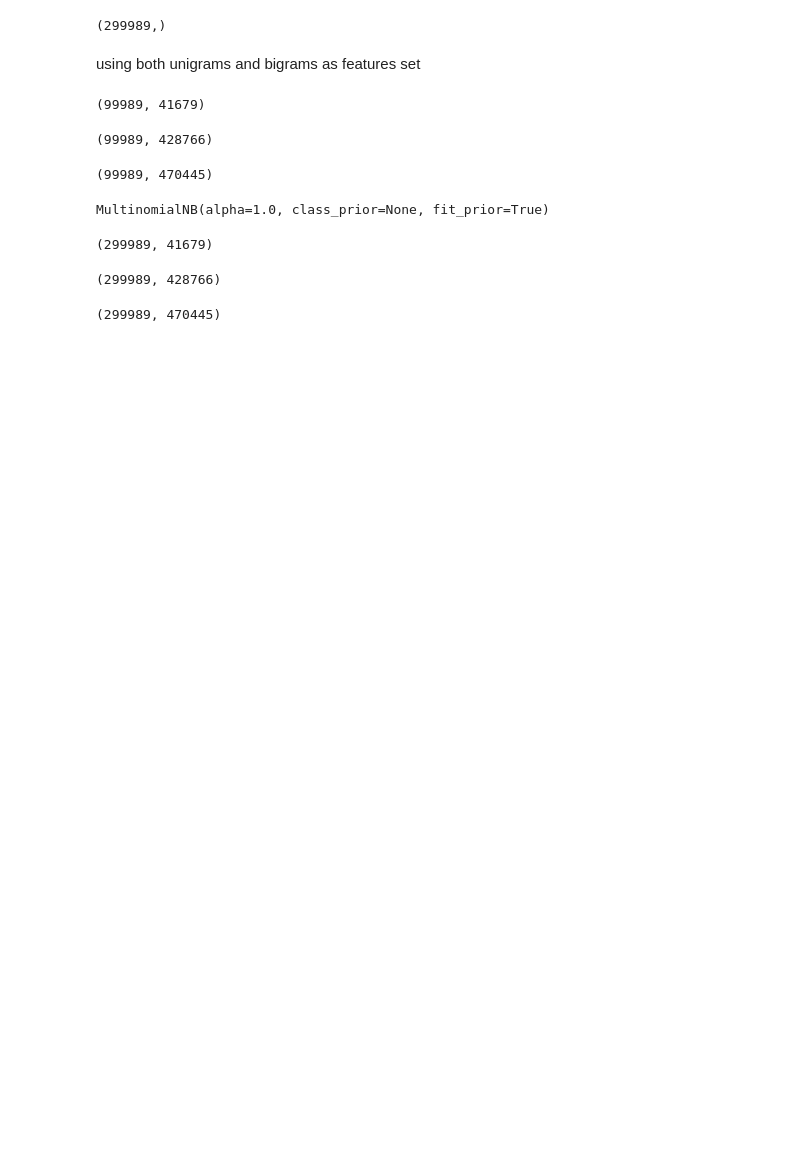
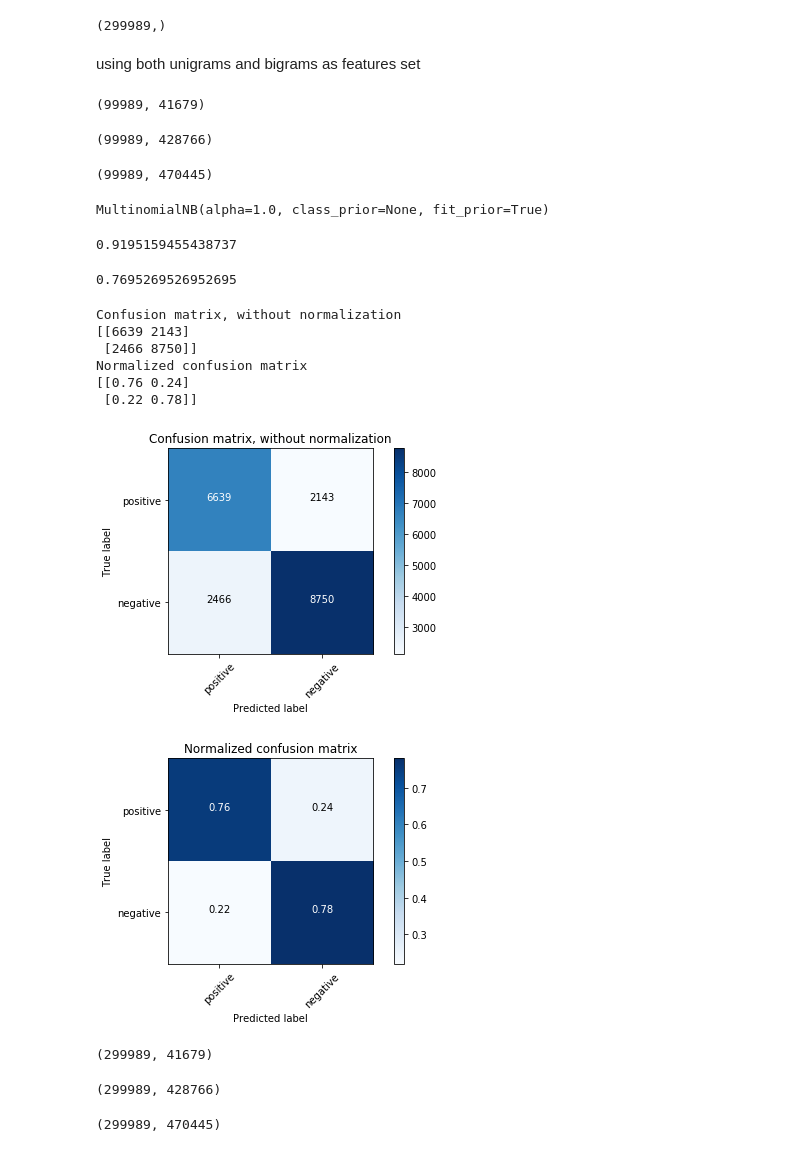
Before and after one commit to adibyte95/Twittter-sentiment-analysis, a Jupyter notebook: program_NBClassifier.ipynb, the cells around one changed output. Cells and saved outputs as stored; diff of their text form; code cells hidden in the pictures; blank space fills up the shorter version.

```diff
--- a/program_NBClassifier.ipynb
+++ b/program_NBClassifier.ipynb
@@ -278,11 +255,50 @@ X_combined.shape
 # %%
 train_data = pd.read_csv('data/train.csv', encoding = 'ISO-8859-1')
 y = train_data['Sentiment']
+# %%
+from sklearn.model_selection import train_test_split
+X_train, X_test, y_train ,y_test = train_test_split(X_combined,y,train_size = .8 , test_size = .2 , random_state = 0)
 # %%
 clf = MultinomialNB()
-clf.fit(X_combined, y)
+clf.fit(X_train, y_train)
 # %% [output]
 MultinomialNB(alpha=1.0, class_prior=None, fit_prior=True)
+# %%
+# training score
+clf.score(X_train,y_train)
+# %% [output]
+0.9195159455438737
+# %%
+y_pred = clf.predict(X_test)
+# testing score
+clf.score(X_test, y_test)
+# %% [output]
+0.7695269526952695
+# %%
+# Compute confusion matrix
+cnf_matrix = confusion_matrix(y_test, y_pred)
+np.set_printoptions(precision=2)
+
+# Plot non-normalized confusion matrix
+plt.figure()
+plot_confusion_matrix(cnf_matrix, classes=["positive", "negative"],
+                      title='Confusion matrix, without normalization')
+
+# Plot normalized confusion matrix
+plt.figure()
+plot_confusion_matrix(cnf_matrix, classes=["positive", "negative"], normalize=True,
+                      title='Normalized confusion matrix')
+
+plt.show()
+# %% [output]
+Confusion matrix, without normalization
+[[6639 2143]
+ [2466 8750]]
+Normalized confusion matrix
+[[0.76 0.24]
+ [0.22 0.78]]
+[figure, added]
+[figure, added]
 # %%
 with open('sentiments/SentimentText_test.txt', 'rb') as f:
     SentimentText = pickle.load(f)
```
Also changed, not shown: parts of 8 cells of this notebook, 1 other file.
